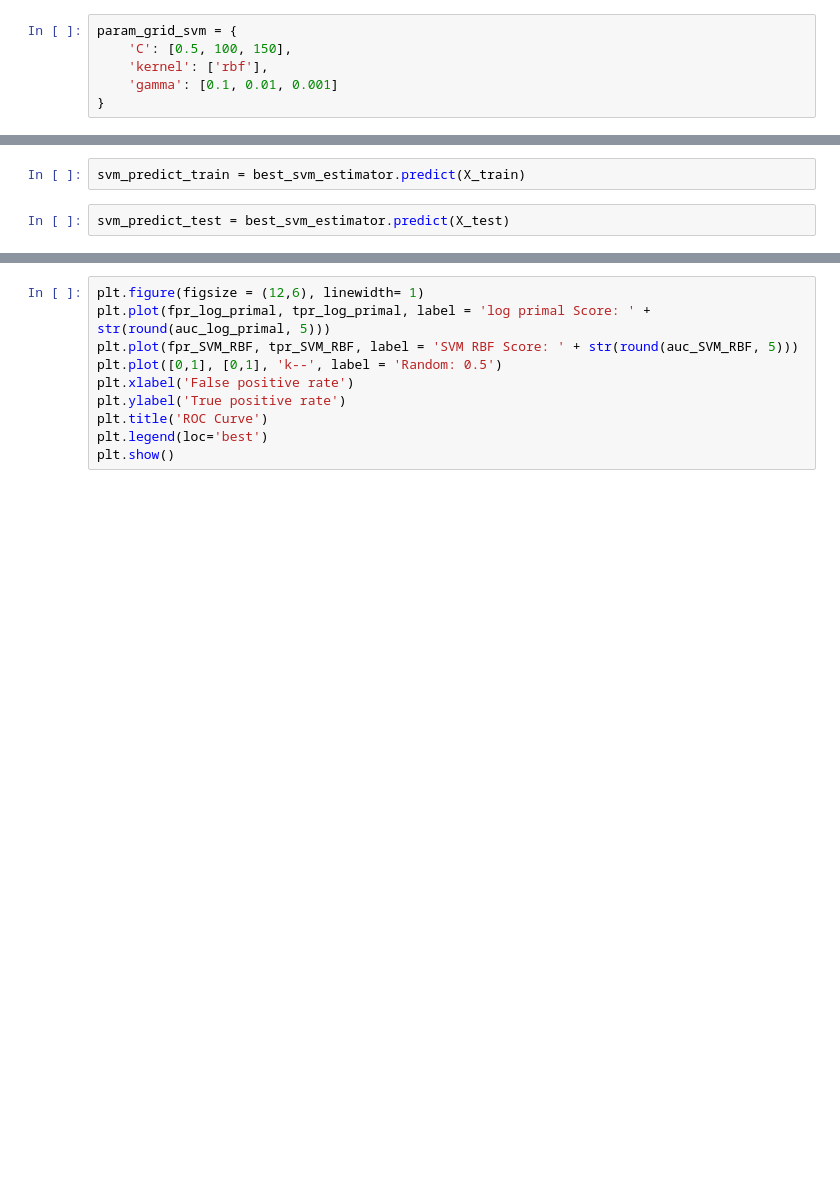
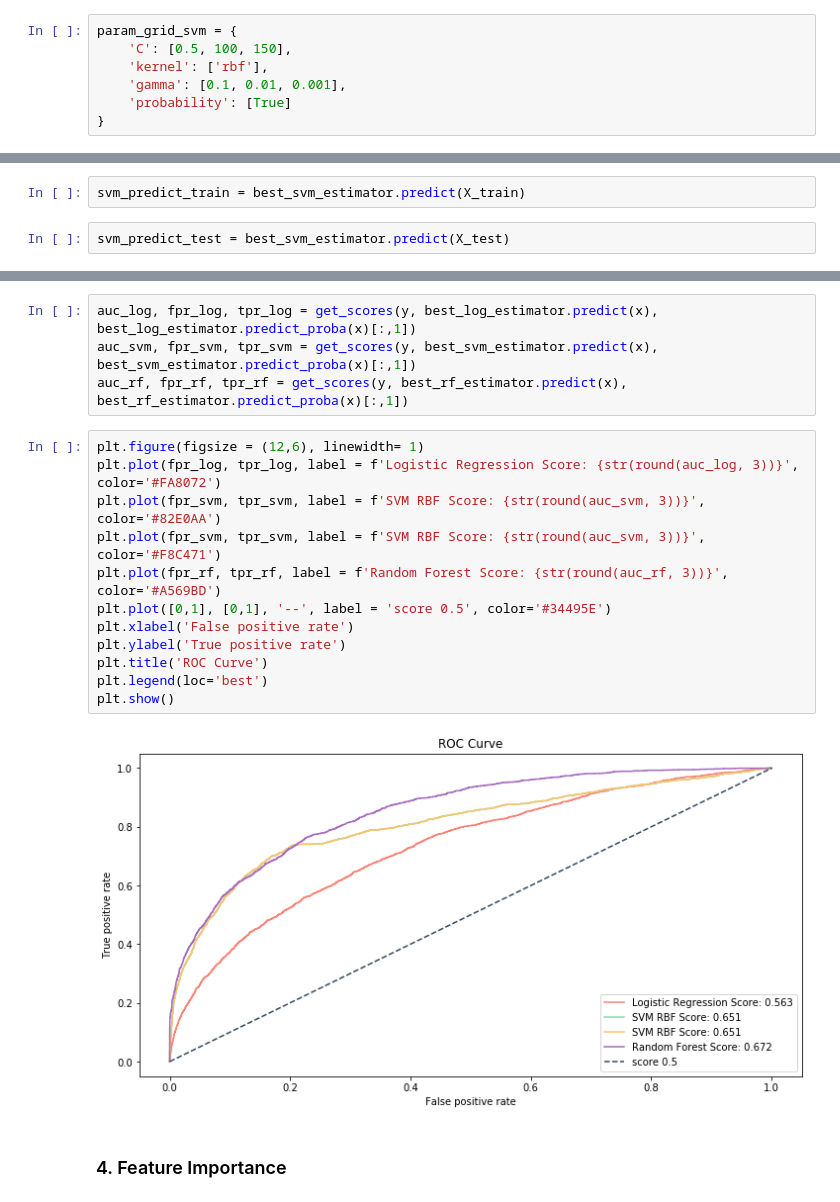
Before and after one commit to ugis22/churn_model, a Jupyter notebook: churn_analysis.ipynb, the cells around one changed output, grey strips where cells are left out. Drawn from its saved outputs; the diff is of its cells as text; blank space fills up the shorter version.

```diff
--- a/churn_analysis.ipynb
+++ b/churn_analysis.ipynb
@@ -498,7 +512,8 @@ The best estimator is: LogisticRegression(C=100, class_weight=None, dual=False,
 param_grid_svm = {
     'C': [0.5, 100, 150],
     'kernel': ['rbf'],
-    'gamma': [0.1, 0.01, 0.001]
+    'gamma': [0.1, 0.01, 0.001],
+    'probability': [True]
 }
 # %%
 svm_first = SVC()
@@ -703,10 +769,20 @@ smv_scores = get_auc_scores()
+# %%
+auc_log, fpr_log, tpr_log = get_scores(y, best_log_estimator.predict(x), best_log_estimator.predict_proba(x)[:,1])
+auc_svm, fpr_svm, tpr_svm = get_scores(y, best_svm_estimator.predict(x), best_svm_estimator.predict_proba(x)[:,1])
+auc_rf, fpr_rf, tpr_rf = get_scores(y, best_rf_estimator.predict(x), best_rf_estimator.predict_proba(x)[:,1])
 # %%
 plt.figure(figsize = (12,6), linewidth= 1)
-plt.plot(fpr_log_primal, tpr_log_primal, label = 'log primal Score: ' + str(round(auc_log_primal, 5)))
-plt.plot(fpr_SVM_RBF, tpr_SVM_RBF, label = 'SVM RBF Score: ' + str(round(auc_SVM_RBF, 5)))
-plt.plot([0,1], [0,1], 'k--', label = 'Random: 0.5')
+plt.plot(fpr_log, tpr_log, label = f'Logistic Regression Score: {str(round(auc_log, 3))}', color='#FA8072')
+plt.plot(fpr_svm, tpr_svm, label = f'SVM RBF Score: {str(round(auc_svm, 3))}', color='#82E0AA')
+plt.plot(fpr_svm, tpr_svm, label = f'SVM RBF Score: {str(round(auc_svm, 3))}', color='#F8C471')
+plt.plot(fpr_rf, tpr_rf, label = f'Random Forest Score: {str(round(auc_rf, 3))}', color='#A569BD')
+plt.plot([0,1], [0,1], '--', label = 'score 0.5', color='#34495E')
 plt.xlabel('False positive rate')
 plt.ylabel('True positive rate')
 plt.title('ROC Curve')
 plt.legend(loc='best')
 plt.show()
+# %% [output]
+[figure, added]
+# %% [markdown]
+### 4. Feature Importance
```
Also changed, not shown: parts of 45 cells of this notebook.
